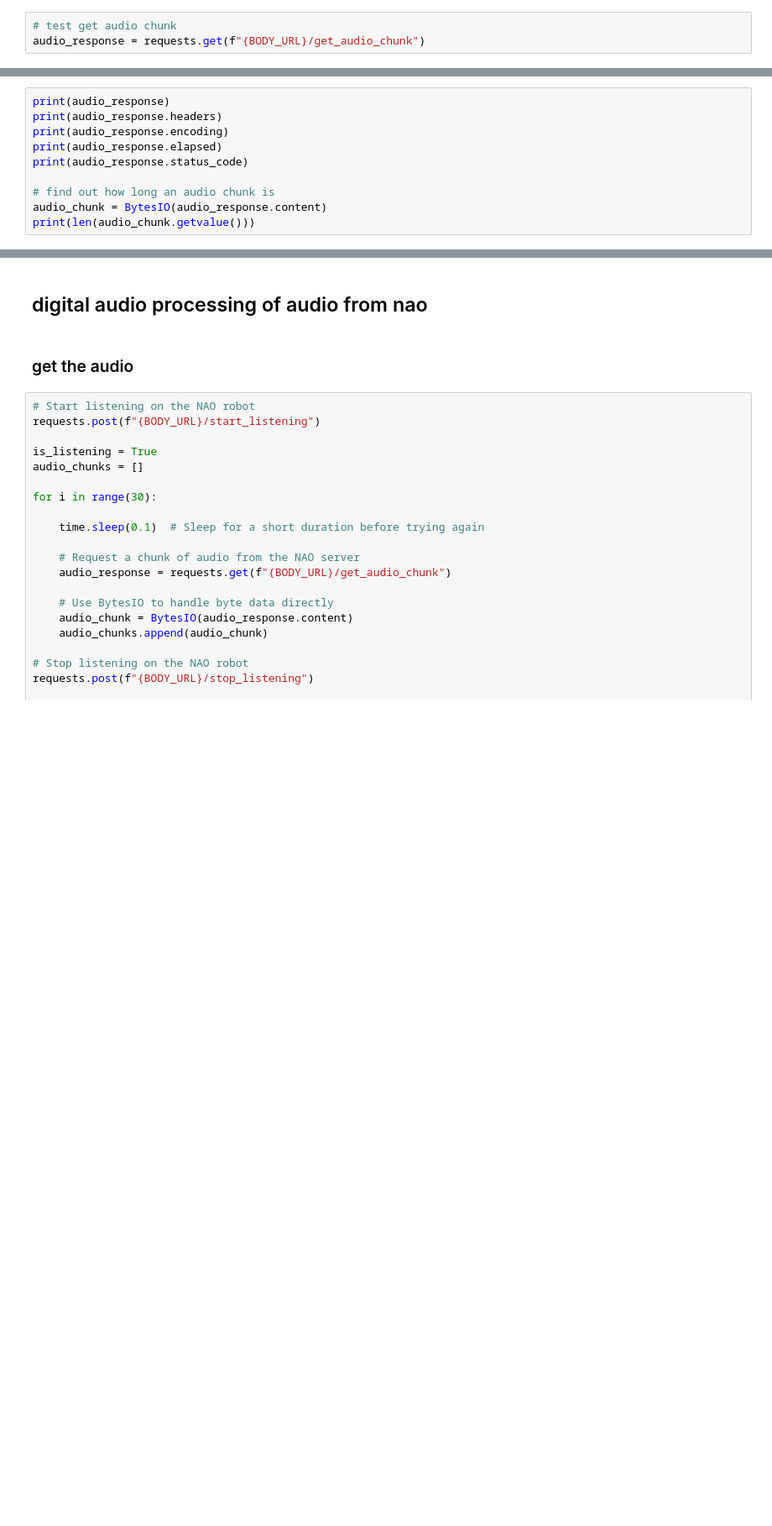
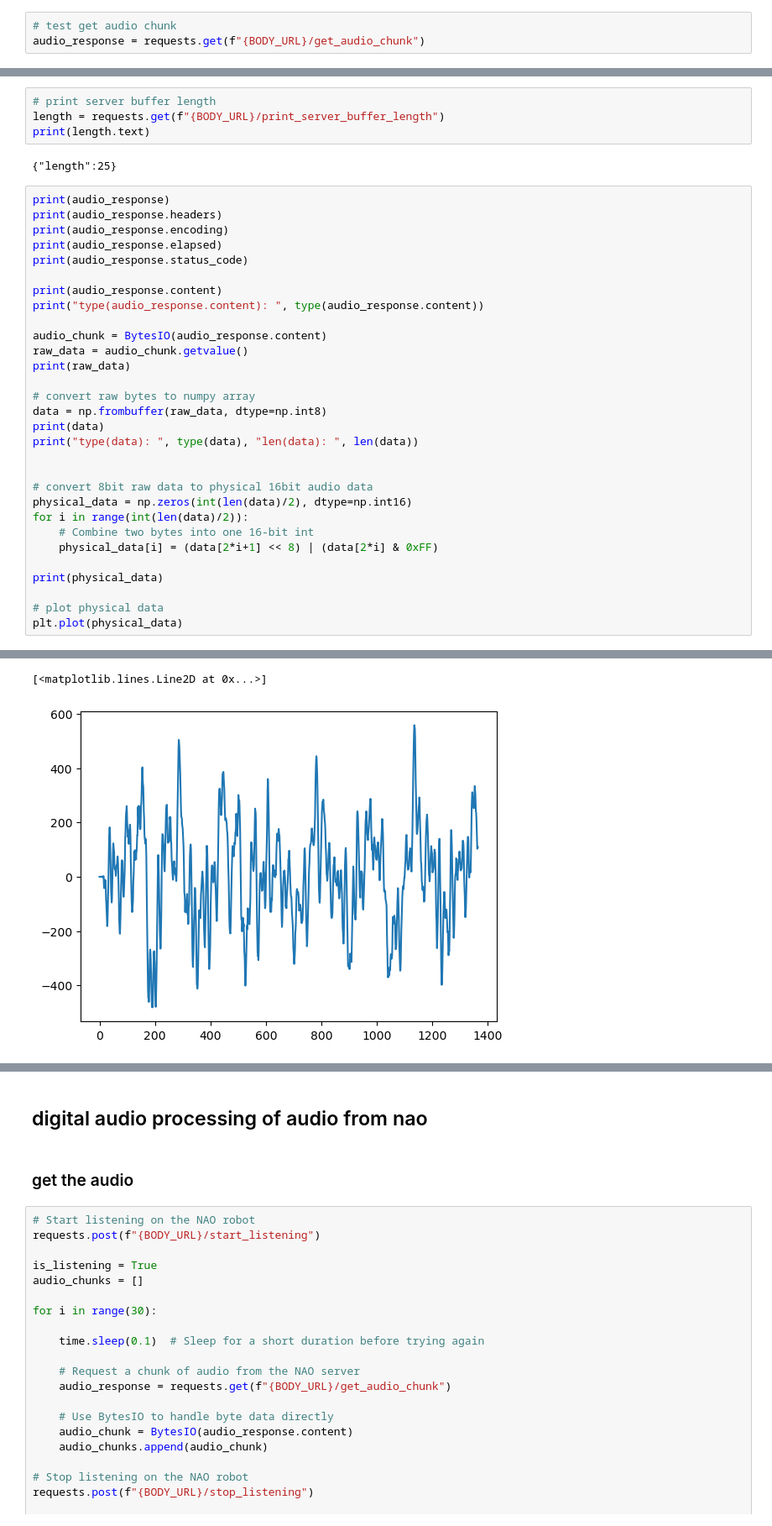
Before and after one commit to fabianbosshard/nao_meets_gpt, a Jupyter notebook: brain_experimental.ipynb, the cells around one changed output, grey strips where cells are left out. Shown at 84% size. Drawn from its saved outputs; the diff is of its cells as text; blank space fills up the shorter version.

```diff
--- a/brain_experimental.ipynb
+++ b/brain_experimental.ipynb
@@ -144,10 +419,37 @@ requests.post(f"{BODY_URL}/stop_listening")
-# %%
-print(audio_response)
-print(audio_response.headers)
-print(audio_response.encoding)
-print(audio_response.elapsed)
-print(audio_response.status_code)
-
-# find out how long an audio chunk is
-audio_chunk = BytesIO(audio_response.content)
-print(len(audio_chunk.getvalue()))
+# %%
+# print server buffer length
+length = requests.get(f"{BODY_URL}/print_server_buffer_length")
+print(length.text)
+# %% [output]
+{"length":25}
+# %%
+print(audio_response)
+print(audio_response.headers)
+print(audio_response.encoding)
+print(audio_response.elapsed)
+print(audio_response.status_code)
+
+print(audio_response.content)
+print("type(audio_response.content): ", type(audio_response.content))
+
+audio_chunk = BytesIO(audio_response.content)
+raw_data = audio_chunk.getvalue()
+print(raw_data)
+
+# convert raw bytes to numpy array
+data = np.frombuffer(raw_data, dtype=np.int8)
+print(data)
+print("type(data): ", type(data), "len(data): ", len(data))
+
+
+# convert 8bit raw data to physical 16bit audio data
+physical_data = np.zeros(int(len(data)/2), dtype=np.int16)
+for i in range(int(len(data)/2)):
+    # Combine two bytes into one 16-bit int
+    physical_data[i] = (data[2*i+1] << 8) | (data[2*i] & 0xFF)
+
+print(physical_data)
+
+# plot physical data
+plt.plot(physical_data)
+# %% [output]
@@ -153,0 +467,2 @@ print(len(audio_chunk.getvalue()))
+[<matplotlib.lines.Line2D at 0x...>]
+[figure, added]
```
Also changed, not shown: parts of 13 cells of this notebook, 3 other files.
